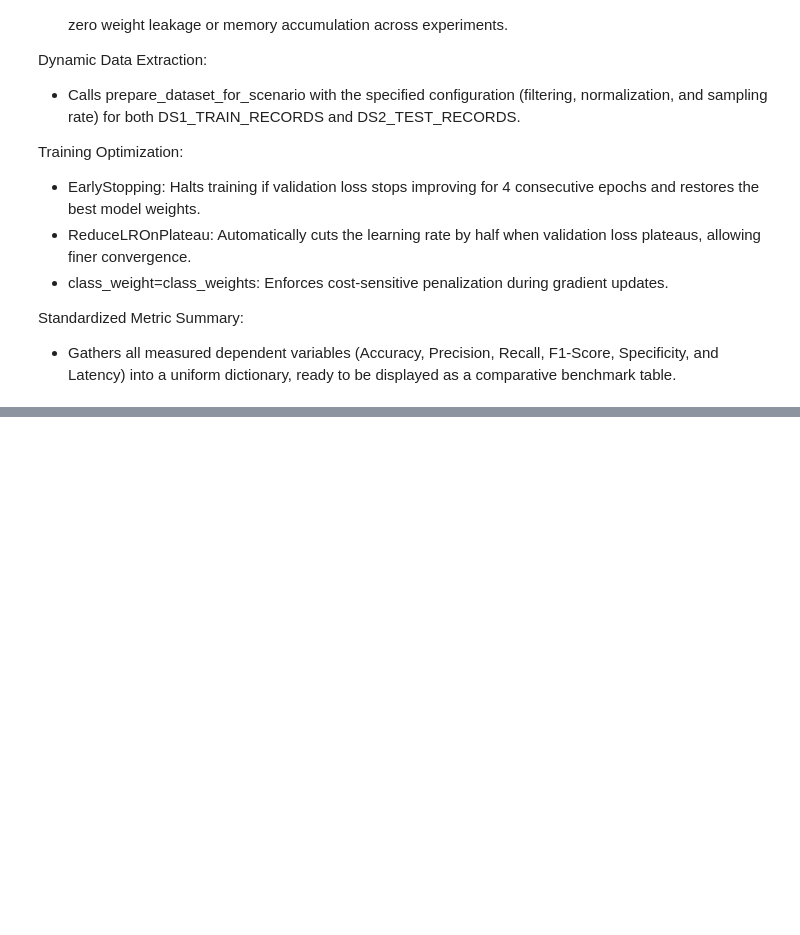
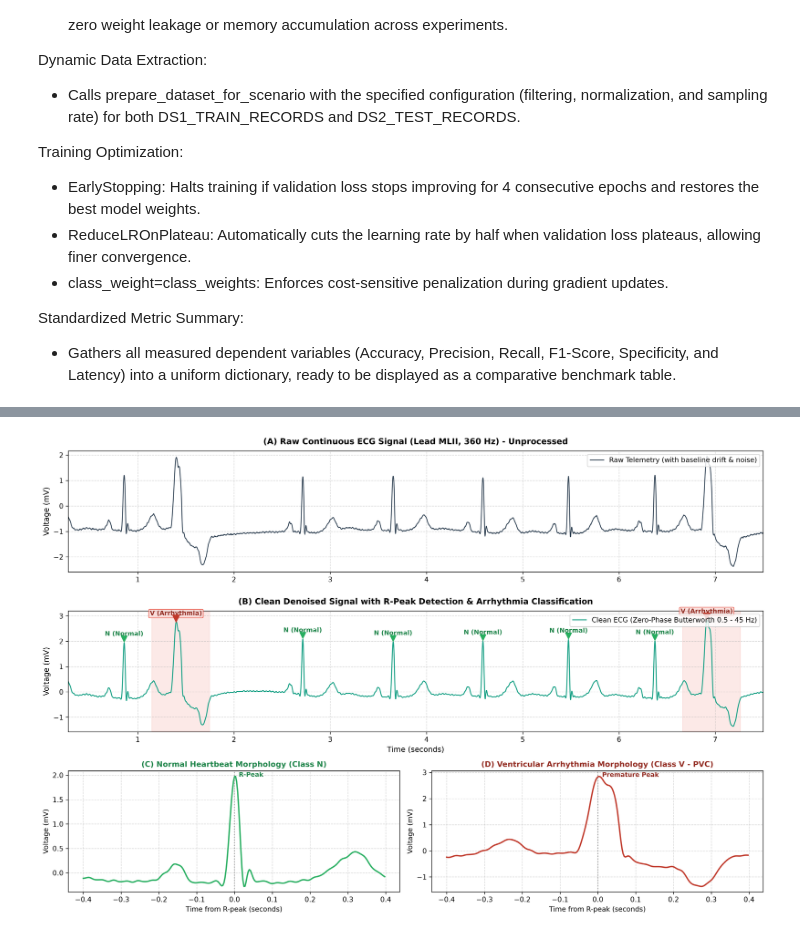
Before and after one commit to danielsetiawn/ECG-analysis-for-arrhythmia-detection-with-deep-learning, a Jupyter notebook: main.ipynb, the cells around one changed output, grey strips where cells are left out. Saved outputs shown, nothing was run; the diff lists cells and outputs as text; code cells hidden in the pictures; blank space fills up the shorter version.

Commit message:
Add high-resolution ECG signal visualization (Raw vs Butterworth and Normal vs Arrhythmia)

```diff
--- a/main.ipynb
+++ b/main.ipynb
@@ -610,0 +607,69 @@ plt.show()
+# %%
+record_name = '119'
+rec = wfdb.rdrecord(f'mitdb/{record_name}')
+ann = wfdb.rdann(f'mitdb/{record_name}', 'atr')
+sig = rec.p_signal[:, 0]
+fs = rec.fs
+nyq = 0.5 * fs
+b, a = butter(3, [0.5 / nyq, 45.0 / nyq], btype='bandpass')
+clean_sig = filtfilt(b, a, sig)
+start_idx = 100
+end_idx = 2700
+t = np.arange(start_idx, end_idx) / fs
+mask = (ann.sample >= start_idx) & (ann.sample < end_idx)
+sub_samples = ann.sample[mask]
+sub_symbols = [ann.symbol[i] for i in range(len(ann.sample)) if mask[i]]
+fig = plt.figure(figsize=(15, 10), dpi=300)
+ax1 = plt.subplot2grid((3, 2), (0, 0), colspan=2)
+ax1.plot(t, sig[start_idx:end_idx], color='#2c3e50', linewidth=1.2, label='Raw Telemetry (with baseline drift & noise)')
+ax1.set_title('(A) Raw Continuous ECG Signal (Lead MLII, 360 Hz) - Unprocessed', fontsize=12, fontweight='bold', pad=10)
+ax1.set_ylabel('Voltage (mV)', fontsize=11)
+ax1.set_xlim(t[0], t[-1])
+ax1.legend(loc='upper right', frameon=True)
+ax1.grid(True, linestyle='--', alpha=0.5)
+ax2 = plt.subplot2grid((3, 2), (1, 0), colspan=2)
+ax2.plot(t, clean_sig[start_idx:end_idx], color='#16a085', linewidth=1.4, label='Clean ECG (Zero-Phase Butterworth 0.5 - 45 Hz)')
+ax2.set_title('(B) Clean Denoised Signal with R-Peak Detection & Arrhythmia Classification', fontsize=12, fontweight='bold', pad=10)
+ax2.set_xlabel('Time (seconds)', fontsize=11)
+ax2.set_ylabel('Voltage (mV)', fontsize=11)
+ax2.set_xlim(t[0], t[-1])
+for s_idx, sym in zip(sub_samples, sub_symbols):
+    t_peak = s_idx / fs
+    v_peak = clean_sig[s_idx]
+    if sym == 'N':
+        ax2.scatter(t_peak, v_peak + 0.15, marker='v', color='#27ae60', s=80, zorder=5)
+        ax2.text(t_peak, v_peak + 0.28, 'N (Normal)', color='#1e8449', fontsize=9, fontweight='bold', ha='center')
+    elif sym == 'V':
+        ax2.scatter(t_peak, v_peak + 0.15, marker='v', color='#c0392b', s=110, zorder=5)
+        ax2.text(t_peak, v_peak + 0.28, 'V (Arrhythmia)', color='#922b21', fontsize=9, fontweight='bold', ha='center',
+                 bbox=dict(boxstyle='round,pad=0.2', facecolor='#fadbd8', edgecolor='#e74c3c', alpha=0.8))
+        ax2.axvspan(t_peak - 0.25, t_peak + 0.35, color='#e74c3c', alpha=0.12)
+ax2.legend(loc='upper right', frameon=True)
+ax2.grid(True, linestyle='--', alpha=0.5)
+n_peak = 1315
+v_peak = 2488
+win = int(0.4 * fs)
+ax3 = plt.subplot2grid((3, 2), (2, 0))
+t_n = (np.arange(n_peak - win, n_peak + win) - n_peak) / fs
+ax3.plot(t_n, clean_sig[n_peak - win : n_peak + win], color='#27ae60', linewidth=2.0)
+ax3.set_title('(C) Normal Heartbeat Morphology (Class N)', fontsize=11, fontweight='bold', color='#1e8449')
+ax3.set_xlabel('Time from R-peak (seconds)', fontsize=10)
+ax3.set_ylabel('Voltage (mV)', fontsize=10)
+ax3.grid(True, linestyle='--', alpha=0.5)
+ax3.axvline(0, color='gray', linestyle=':', alpha=0.7)
+ax3.text(0, clean_sig[n_peak], '  R-Peak', color='#1e8449', fontweight='bold', fontsize=9)
+ax4 = plt.subplot2grid((3, 2), (2, 1))
+t_v = (np.arange(v_peak - win, v_peak + win) - v_peak) / fs
+ax4.plot(t_v, clean_sig[v_peak - win : v_peak + win], color='#c0392b', linewidth=2.0)
+ax4.set_title('(D) Ventricular Arrhythmia Morphology (Class V - PVC)', fontsize=11, fontweight='bold', color='#922b21')
+ax4.set_xlabel('Time from R-peak (seconds)', fontsize=10)
+ax4.set_ylabel('Voltage (mV)', fontsize=10)
+ax4.grid(True, linestyle='--', alpha=0.5)
+ax4.axvline(0, color='gray', linestyle=':', alpha=0.7)
+ax4.text(0, clean_sig[v_peak], '  Premature Peak', color='#922b21', fontweight='bold', fontsize=9)
+plt.tight_layout()
+os.makedirs('assets', exist_ok=True)
+plt.savefig('assets/ecg_raw_vs_filtered_portfolio.png', dpi=300, bbox_inches='tight')
+plt.show()
+# %% [output]
+[figure, added]
```
Also changed, not shown: parts of 5 cells of this notebook, 1 other file.
